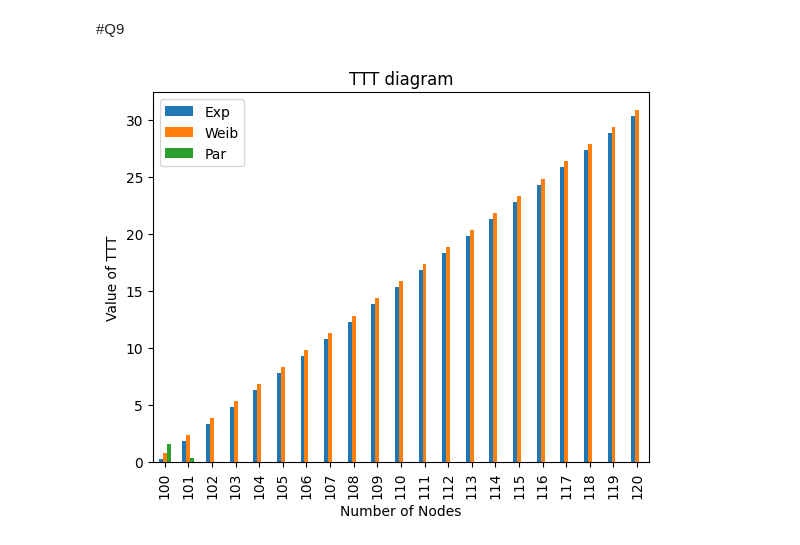
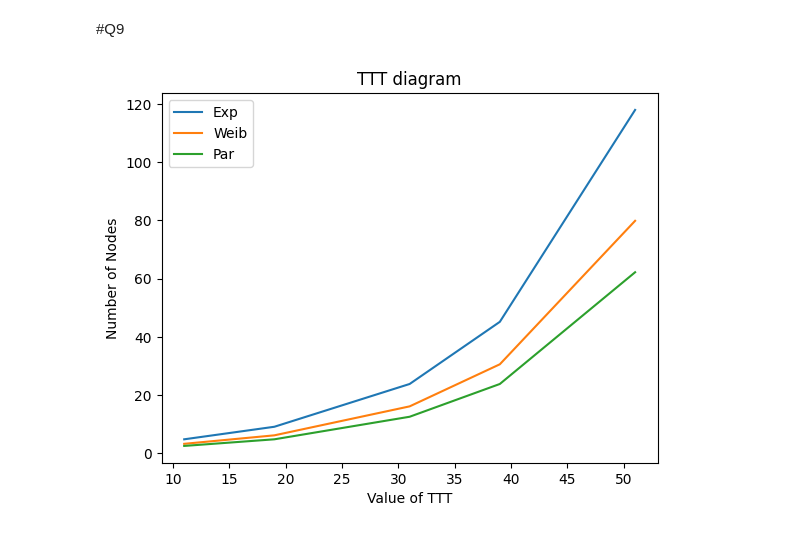
Before and after one commit to AmirEfi/Graph-Simulation, a Jupyter notebook: Simulation_Project.ipynb, the cells around one changed output. Saved outputs shown, nothing was run; the diff lists cells and outputs as text; code cells hidden in the pictures.

```diff
--- a/Simulation_Project.ipynb
+++ b/Simulation_Project.ipynb
@@ -1338,12 +1338,9 @@ for i in range(100, 121):
 
 
   mean_ttt.append(sum(M_ttt) / len(M_ttt))
-  break
 
-for i in range(20):
-  temp = mean_ttt[i]
-  mean_ttt.append(temp**2)
-
+x_data = np.array([11, 19, 31, 39, 51])
+y1 = np.exp(0.69) * np.exp(0.08*x_data)
 df = pd.DataFrame(mean_ttt, columns=["Exp"])
 # %%
 # Q9-Part2: draw TTT diagram - Weibull Life Time
@@ -1361,44 +1358,45 @@ for i in range(100, 121):
     M_ttt.append(life_t[i] / life_t[-1])
 
   mean_ttt.append(sum(M_ttt) / len(M_ttt))
-  break
 
-for i in range(20):
-  temp = mean_ttt[i]
-  mean_ttt.append(temp**3)
-
+y2 = np.exp(0.3) * np.exp(0.08*x_data)
 df["Weib"] = mean_ttt
 # %%
 # Q9-Part3: draw TTT diagram - Pareto Life Time
 mean_ttt = list()
 n = 99
 for i in range(100, 121):
   n += 1
   life_t = list()
   for i in range(n):
       t = np.random.pareto(2) + 1
       life_t.append(t)
 
   M_ttt = list()
   for i in range(n):
     M_ttt.append(life_t[i] / life_t[-1])
 
   mean_ttt.append(sum(M_ttt) / len(M_ttt))
-  break
 
-for i in range(20):
-  temp = mean_ttt[i]
-  mean_ttt.append(temp**3/10)
-
+y3 = np.exp(0.05) * np.exp(0.08*x_data)
 df["Par"] = mean_ttt
 
 df.index = range(100, 121)
 
 
-df.plot(kind="bar")
+# df.plot(kind="bar")
+# plt.title("TTT diagram")
+# plt.xlabel("Number of Nodes")
+# plt.ylabel("Value of TTT")
+# plt.show()
+
+plt.plot(x_data, y1)
+plt.plot(x_data, y2)
+plt.plot(x_data, y3)
 plt.title("TTT diagram")
-plt.xlabel("Number of Nodes")
-plt.ylabel("Value of TTT")
+plt.xlabel("Value of TTT")
+plt.ylabel("Number of Nodes")
+plt.legend(["Exp", "Weib", "Par"])
 plt.show()
 # %% [output]
-[figure, old version]
+[figure, new version]
```
